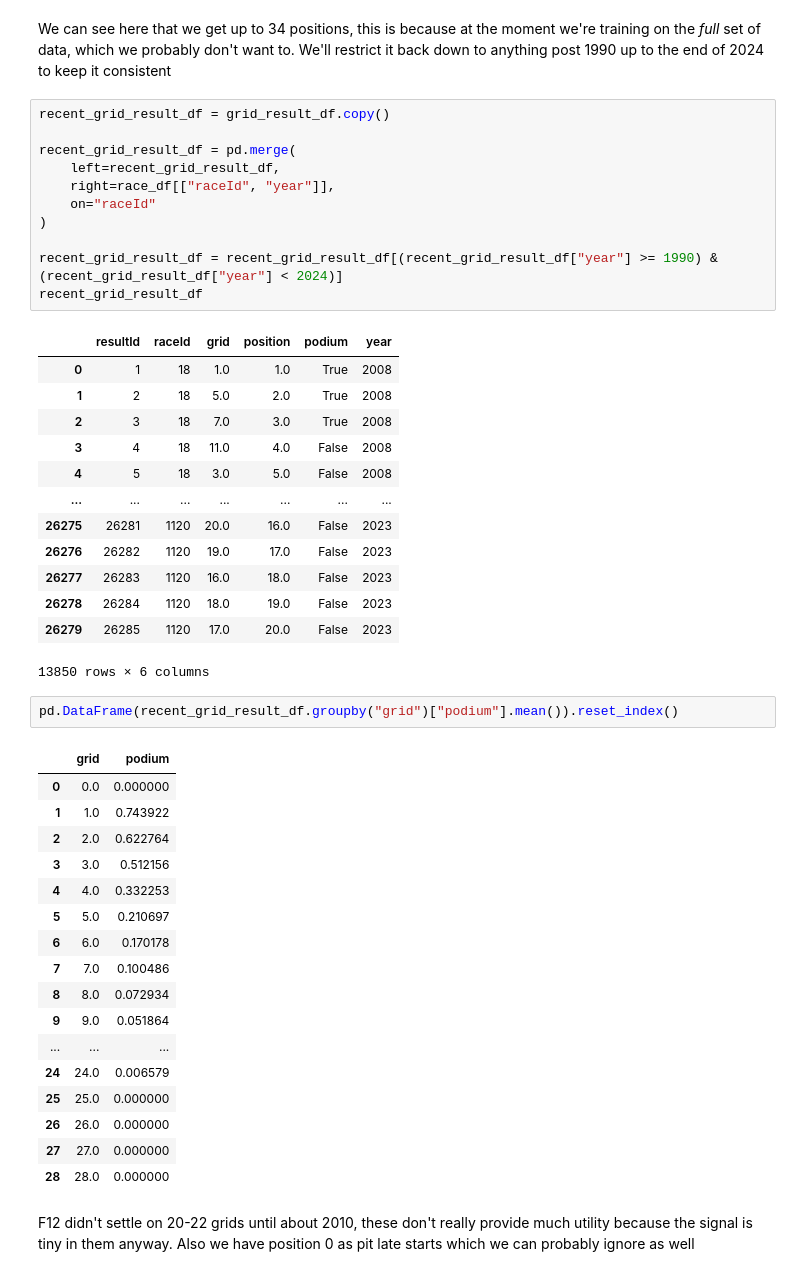
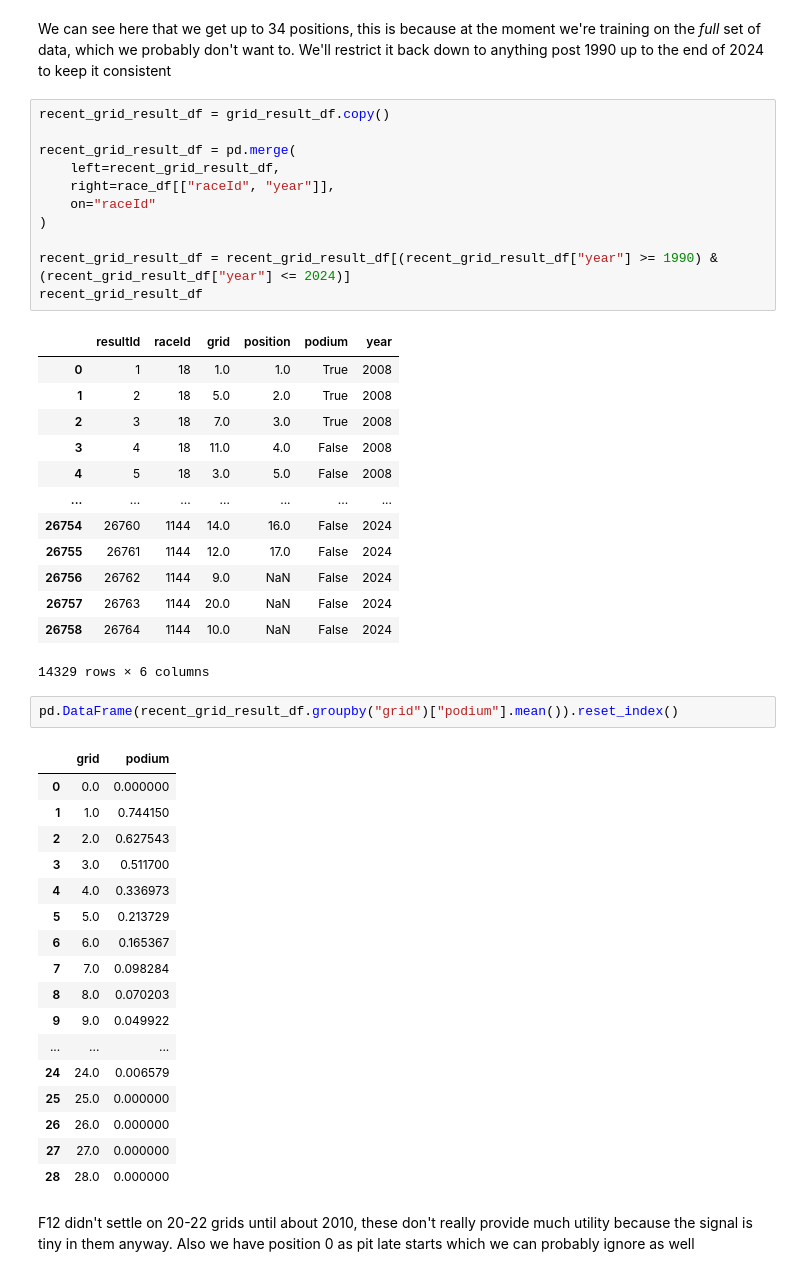
Before and after one commit to DaveAhearne/F1Prediction, a Jupyter notebook: notebooks/Heuristic_Baseline.ipynb, the cells around one changed output. Saved outputs shown, nothing was run; the diff lists cells and outputs as text.

```diff
--- a/notebooks/Heuristic_Baseline.ipynb
+++ b/notebooks/Heuristic_Baseline.ipynb
@@ -136,42 +136,42 @@ We can see here that we get up to 34 positions, this is because at the moment we
 # %%
 recent_grid_result_df = grid_result_df.copy()
 
 recent_grid_result_df = pd.merge(
     left=recent_grid_result_df,
     right=race_df[["raceId", "year"]],
     on="raceId"
 )
 
-recent_grid_result_df = recent_grid_result_df[(recent_grid_result_df["year"] >= 1990) & (recent_grid_result_df["year"] < 2024)]
+recent_grid_result_df = recent_grid_result_df[(recent_grid_result_df["year"] >= 1990) & (recent_grid_result_df["year"] <= 2024)]
 recent_grid_result_df
 # %% [output]
 |  | resultId | raceId | grid | position | podium | year |
 | 0 | 1 | 18 | 1.0 | 1.0 | True | 2008 |
 | 1 | 2 | 18 | 5.0 | 2.0 | True | 2008 |
 | 2 | 3 | 18 | 7.0 | 3.0 | True | 2008 |
 | 3 | 4 | 18 | 11.0 | 4.0 | False | 2008 |
 | 4 | 5 | 18 | 3.0 | 5.0 | False | 2008 |
 | ... | ... | ... | ... | ... | ... | ... |
-| 26275 | 26281 | 1120 | 20.0 | 16.0 | False | 2023 |
-| 26276 | 26282 | 1120 | 19.0 | 17.0 | False | 2023 |
-| 26277 | 26283 | 1120 | 16.0 | 18.0 | False | 2023 |
-| 26278 | 26284 | 1120 | 18.0 | 19.0 | False | 2023 |
-| 26279 | 26285 | 1120 | 17.0 | 20.0 | False | 2023 |
+| 26754 | 26760 | 1144 | 14.0 | 16.0 | False | 2024 |
+| 26755 | 26761 | 1144 | 12.0 | 17.0 | False | 2024 |
+| 26756 | 26762 | 1144 | 9.0 | NaN | False | 2024 |
+| 26757 | 26763 | 1144 | 20.0 | NaN | False | 2024 |
+| 26758 | 26764 | 1144 | 10.0 | NaN | False | 2024 |
-13850 rows × 6 columns
+14329 rows × 6 columns
 # %%
 pd.DataFrame(recent_grid_result_df.groupby("grid")["podium"].mean()).reset_index()
 # %% [output]
 |  | grid | podium |
 | 0 | 0.0 | 0.000000 |
-| 1 | 1.0 | 0.743922 |
-| 2 | 2.0 | 0.622764 |
-| 3 | 3.0 | 0.512156 |
-| 4 | 4.0 | 0.332253 |
-| 5 | 5.0 | 0.210697 |
-| 6 | 6.0 | 0.170178 |
-| 7 | 7.0 | 0.100486 |
-| 8 | 8.0 | 0.072934 |
-| 9 | 9.0 | 0.051864 |
+| 1 | 1.0 | 0.744150 |
+| 2 | 2.0 | 0.627543 |
+| 3 | 3.0 | 0.511700 |
+| 4 | 4.0 | 0.336973 |
+| 5 | 5.0 | 0.213729 |
+| 6 | 6.0 | 0.165367 |
+| 7 | 7.0 | 0.098284 |
+| 8 | 8.0 | 0.070203 |
+| 9 | 9.0 | 0.049922 |
 | ... | ... | ... |
 | 24 | 24.0 | 0.006579 |
 | 25 | 25.0 | 0.000000 |
```
Also changed, not shown: parts of 16 cells of this notebook.
